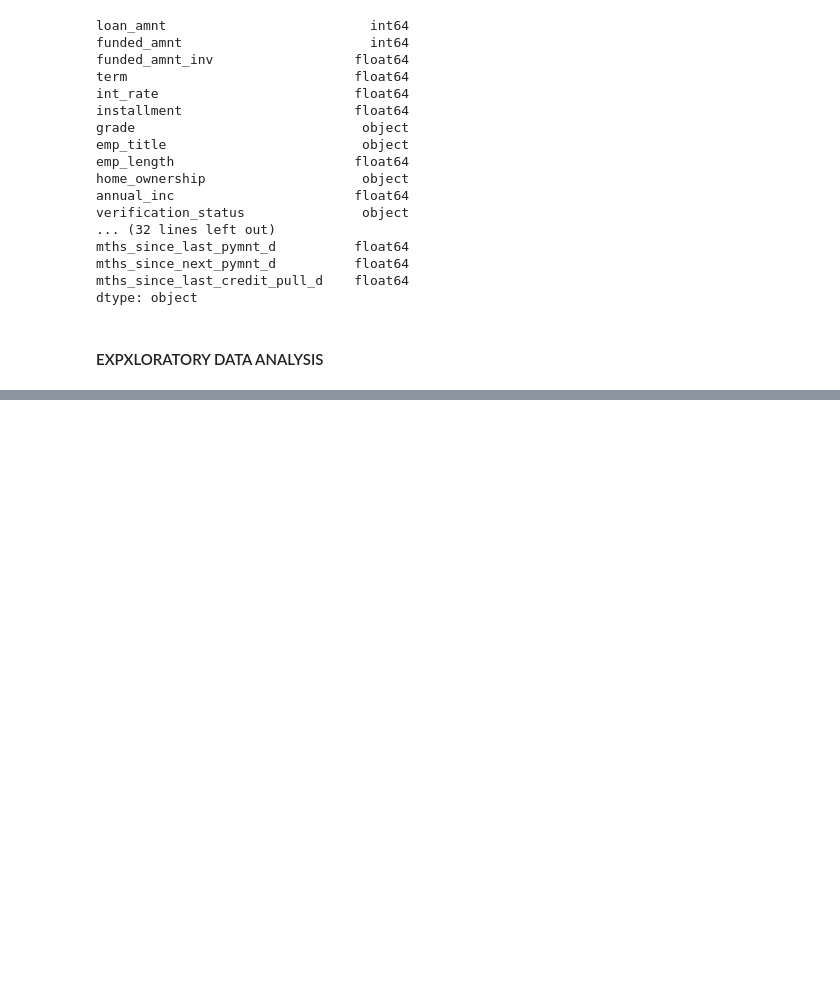
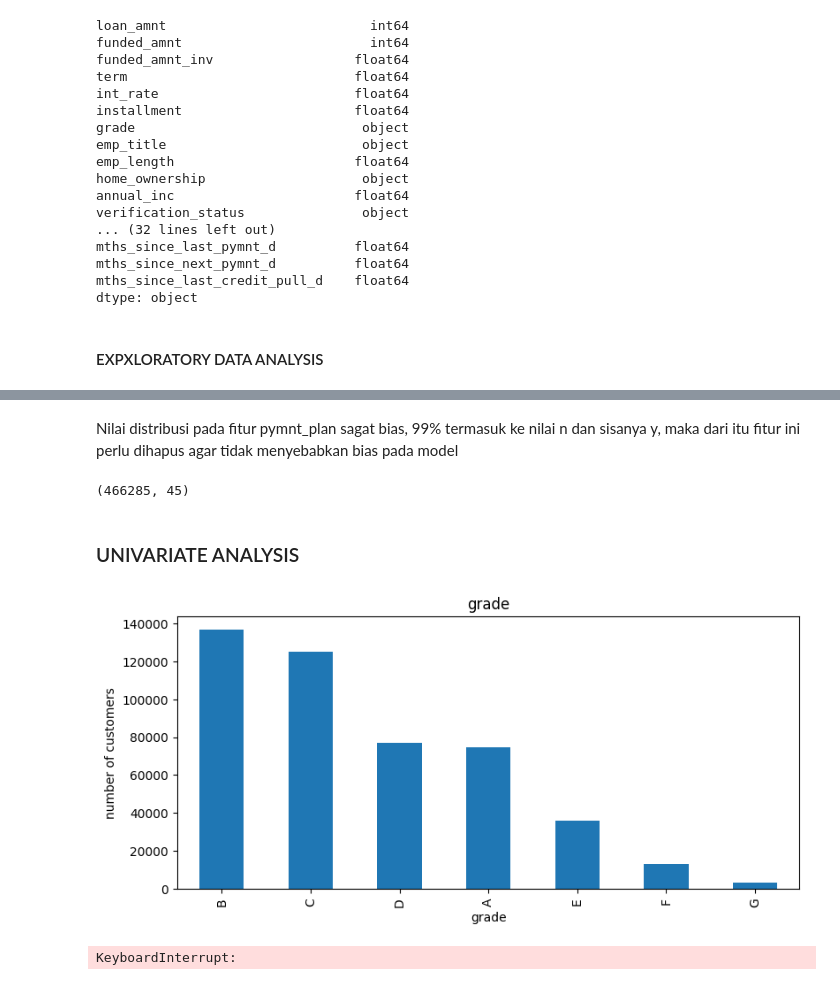
Before and after one commit to rfaoktvian/Credit_Risk_Prediction_ID-X-Partners, a Jupyter notebook: CreditRisk_Final_Project_ID_X_Partners.ipynb, the cells around one changed output, grey strips where cells are left out. Drawn from its saved outputs; the diff is of its cells as text; code cells hidden in the pictures; blank space fills up the shorter version.

Commit message:
feat: univariate analysis

```diff
--- a/CreditRisk_Final_Project_ID_X_Partners.ipynb
+++ b/CreditRisk_Final_Project_ID_X_Partners.ipynb
@@ -546,0 +607,3 @@ dtype: object
+# %%
+df.drop(['policy_code'],axis=1, inplace=True)
+df.shape
@@ -546,0 +634,21 @@ dtype: object
+# %% [markdown]
+Nilai distribusi pada fitur pymnt_plan sagat bias, 99% termasuk ke nilai n dan sisanya y, maka dari itu fitur ini perlu dihapus agar tidak menyebabkan bias pada model
+# %%
+df.drop(['pymnt_plan'],axis=1, inplace=True)
+df.shape
+# %% [output]
+(466285, 45)
+# %% [markdown]
+### UNIVARIATE ANALYSIS
+# %%
+for column in categorical_df:
+    plt.figure(figsize=(20,4))
+    plt.subplot(121)
+    df[column].value_counts().plot(kind='bar')
+    plt.xlabel(column)
+    plt.ylabel('number of customers')
+    plt.title(column)
+    plt.show()
+# %% [output]
+[figure, added]
+KeyboardInterrupt:
```
Also changed, not shown: parts of 9 cells of this notebook.
